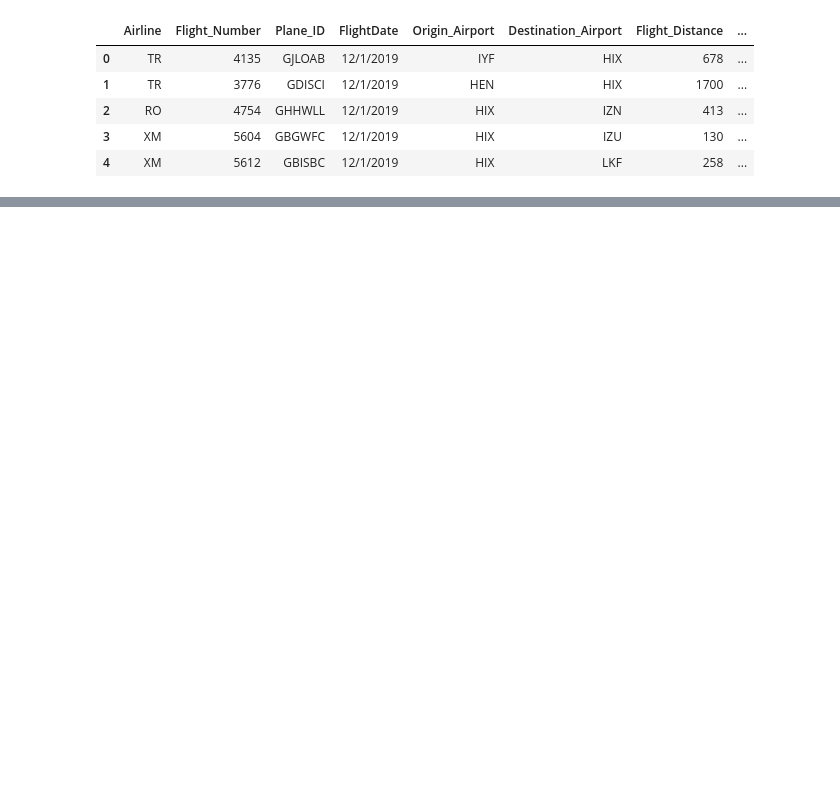
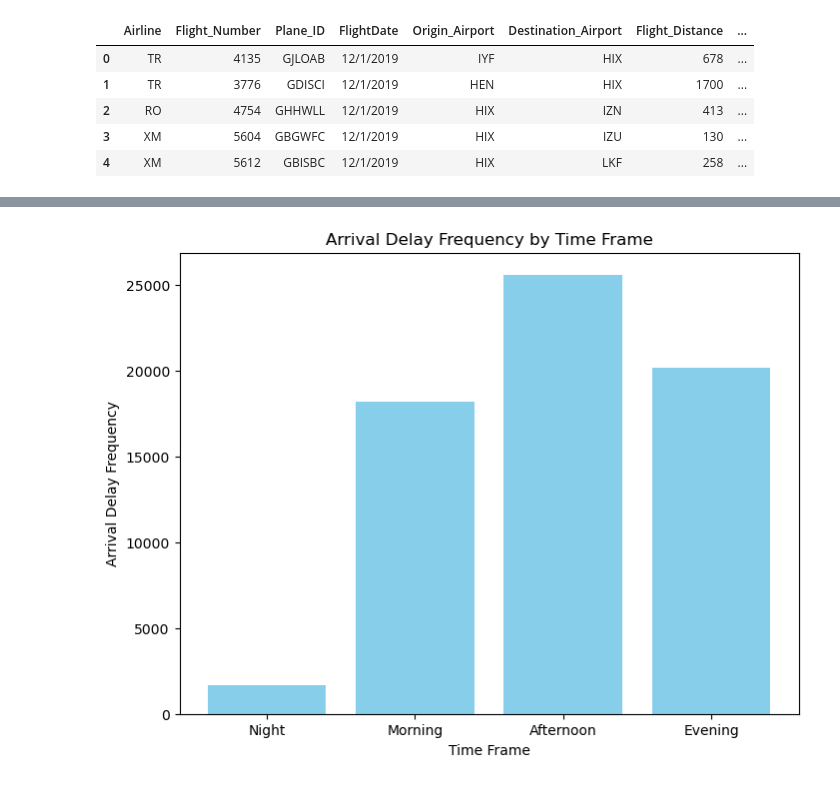
Before and after one commit to AnthonyNoreska/flight-delay-analysis, a Jupyter notebook: Flight-Analysis.ipynb, the cells around one changed output, grey strips where cells are left out. Cells and saved outputs as stored; diff of their text form; code cells hidden in the pictures; blank space fills up the shorter version.

```diff
--- a/Flight-Analysis.ipynb
+++ b/Flight-Analysis.ipynb
@@ -24,0 +140,14 @@ flight_data_df.head()
+# %%
+# Create a bar chart
+plt.figure(figsize=(8, 6))  # Set the figure size
+delay_reason = plt.bar(ariv_delay_frequency_by_timeframe.index, ariv_delay_frequency_by_timeframe, color='skyblue')  # Create the bar chart
+
+# Add labels and a title
+plt.xlabel("Time Frame")
+plt.ylabel("Arrival Delay Frequency")
+plt.title("Arrival Delay Frequency by Time Frame")
+
+# Show the plot
+plt.show()
+# %% [output]
+[figure, added]
```
Also changed, not shown: parts of 11 cells of this notebook.
